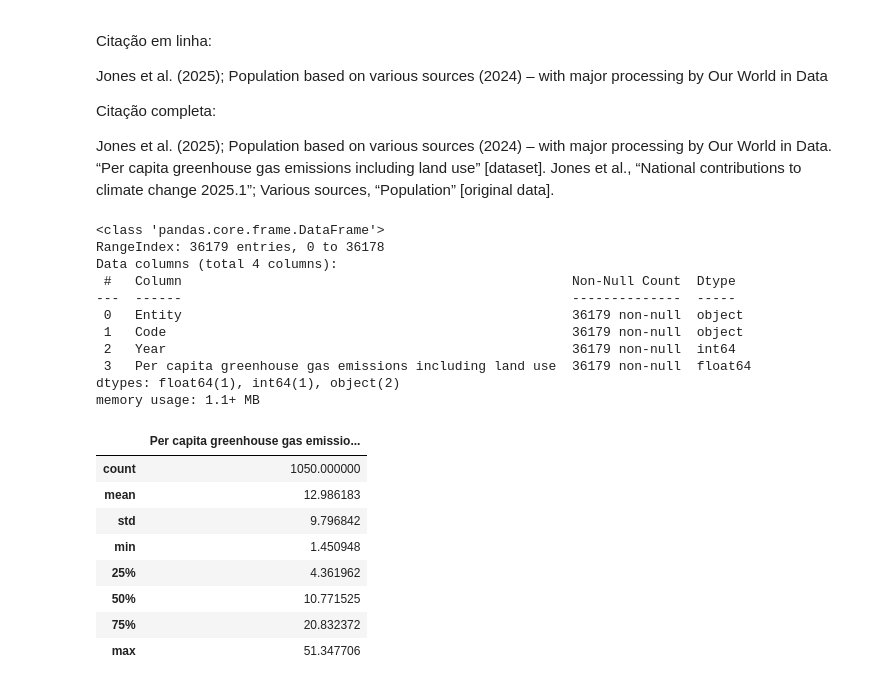
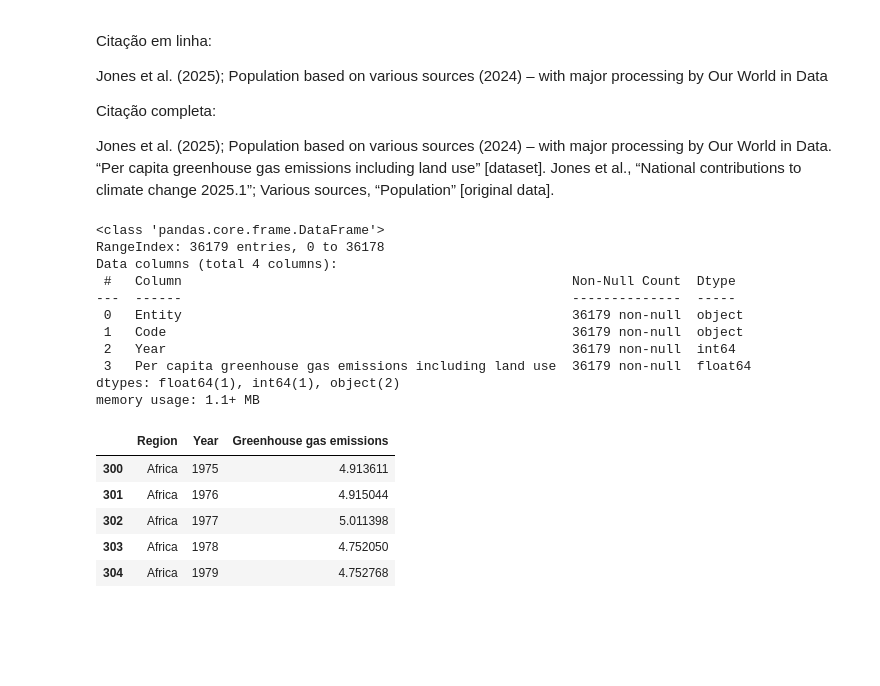
Before and after one commit to felipesabbado/2026-IPS-vd-project, a Jupyter notebook: notebooks/analysis.ipynb, the cells around one changed output. Cells and saved outputs as stored; diff of their text form; code cells hidden in the pictures; blank space fills up the shorter version.

```diff
--- a/notebooks/analysis.ipynb
+++ b/notebooks/analysis.ipynb
@@ -184,31 +492,36 @@ Citação completa:
 
 Jones et al. (2025); Population based on various sources (2024) – with major processing by Our World in Data. “Per capita greenhouse gas emissions including land use” [dataset]. Jones et al., “National contributions to climate change 2025.1”; Various sources, “Population” [original data].
 # %%
-df2.info()
+gas_emissions.info()
 
 continent_codes = ['OWID_AFR', 'OWID_ASI', 'OWID_EUR', 'OWID_NAM', 'OWID_OCE', 'OWID_SAM']
 
-df2_regions = df2[df2.Code.isin(continent_codes)].copy()
+gas_emissions_1 = gas_emissions[gas_emissions.Code.isin(continent_codes)].copy()
 
-df2_regions.iloc[:, [3]].describe()
+gas_emissions_1.columns = ['Region', 'Code', 'Year', 'Greenhouse gas emissions']
+
+# Eliminar as linhas cujo anos seja anterior a 1975 e posterior a 2024
+gas_emissions_1 = gas_emissions_1[gas_emissions_1['Year'].between(1975, 2024)]
+gas_emissions_1 = gas_emissions_1.drop(columns=['Code'])
+
+gas_emissions_1.describe()
+
+gas_emissions_1.head()
 # %% [output]
 <class 'pandas.core.frame.DataFrame'>
 RangeIndex: 36179 entries, 0 to 36178
 Data columns (total 4 columns):
  #   Column                                                  Non-Null Count  Dtype
 ---  ------                                                  --------------  -----
  0   Entity                                                  36179 non-null  object
  1   Code                                                    36179 non-null  object
  2   Year                                                    36179 non-null  int64
  3   Per capita greenhouse gas emissions including land use  36179 non-null  float64
 dtypes: float64(1), int64(1), object(2)
 memory usage: 1.1+ MB
-|  | Per capita greenhouse gas emissio... |
-| count | 1050.000000 |
-| mean | 12.986183 |
-| std | 9.796842 |
-| min | 1.450948 |
-| 25% | 4.361962 |
-| 50% | 10.771525 |
-| 75% | 20.832372 |
-| max | 51.347706 |
+|  | Region | Year | Greenhouse gas emissions |
+| 300 | Africa | 1975 | 4.913611 |
+| 301 | Africa | 1976 | 4.915044 |
+| 302 | Africa | 1977 | 5.011398 |
+| 303 | Africa | 1978 | 4.752050 |
+| 304 | Africa | 1979 | 4.752768 |
```
Also changed, not shown: parts of 24 cells of this notebook, 15 other files.
